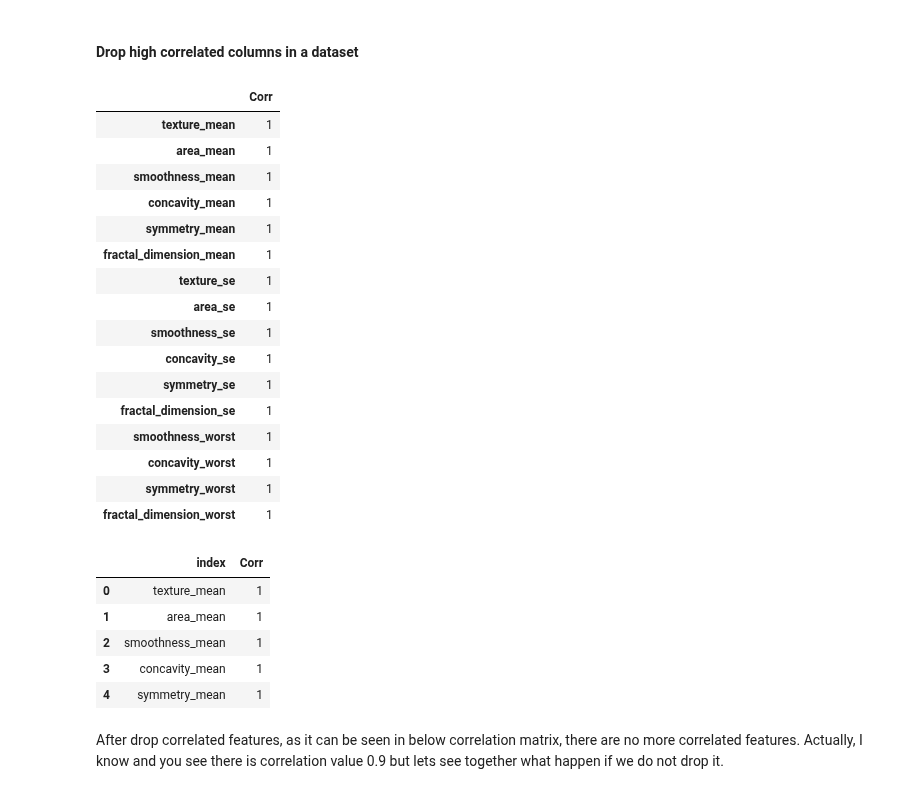
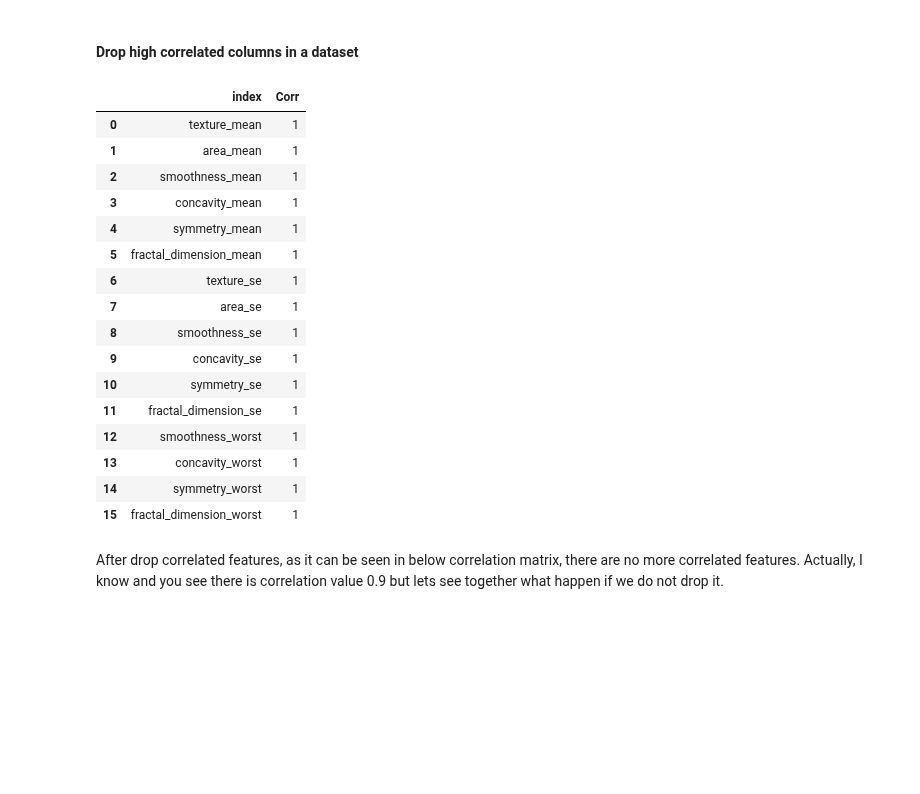
Before and after one commit to tutorialcreation/causality-module, a Jupyter notebook: notebooks/Featurization.ipynb, the cells around one changed output. Saved outputs shown, nothing was run; the diff lists cells and outputs as text; code cells hidden in the pictures; blank space fills up the shorter version.

Commit message:
added method to select features by correlatioin

```diff
--- a/notebooks/BCW_Feature_Selection_Part 2.ipynb
+++ b/notebooks/Featurization.ipynb
@@ -42,8 +37,2 @@ dataset = pd.read_csv("../data/data.csv")
 # %% [markdown]
 #### Drop unnecessary columns in a dataset
-# %%
-# y includes our labels and x includes our features
-y = dataset.diagnosis                          # M or B
-d_list = ['Unnamed: 32','id','diagnosis']
-x = dataset.drop(d_list,axis = 1 )
-x.head()
@@ -57,0 +54,3 @@ x.head()
+# %%
+d_list = ['Unnamed: 32','id','diagnosis']
+y,x = get_xy(dataset,d_list)
@@ -64,42 +73,48 @@ Compactness_mean, concavity_mean and concave points_mean are correlated with eac
 # %% [markdown]
 #### Drop high correlated columns in a dataset
 # %%
-drop_list_cor = ['perimeter_mean','radius_mean','compactness_mean','concave points_mean','radius_se','perimeter_se','radius_worst','perimeter_worst','compactness_worst','concave points_worst','compactness_se','concave points_se','texture_worst','area_worst']
-x_1 = x.drop(drop_list_cor,axis = 1 )        # do not modify x, we will use it later
-x_1.head()
-selected_feature_corr=x_1.columns
-fs_corr = np.ones(len(x_1.columns)).astype(int)
-fs_corr = DataFrame(fs_corr, columns = ["Corr"], index=x_1.columns)
-fs_corr
+def by_correlation(x,drop_list_cor):
+    """
+    selects the features by correlation
+
+    args:
+        x (pd.DataFrame):a dataframe of the independent variables
+        drop_list_cor (list): a list of the columns believed to have high correlation
+
+    returns:
+
+    """
+    x_1 = x.drop(drop_list_cor,axis = 1 )        # do not modify x, we will use it later
+    x_1.head()
+    selected_feature_corr=x_1.columns
+    fs_corr = np.ones(len(x_1.columns)).astype(int)
+    fs_corr = DataFrame(fs_corr, columns = ["Corr"], index=x_1.columns)
+    return fs_corr
-# %% [output]
-|  | Corr |
-| texture_mean | 1 |
-| area_mean | 1 |
-| smoothness_mean | 1 |
-| concavity_mean | 1 |
-| symmetry_mean | 1 |
-| fractal_dimension_mean | 1 |
-| texture_se | 1 |
-| area_se | 1 |
-| smoothness_se | 1 |
-| concavity_se | 1 |
-| symmetry_se | 1 |
-| fractal_dimension_se | 1 |
-| smoothness_worst | 1 |
-| concavity_worst | 1 |
-| symmetry_worst | 1 |
-| fractal_dimension_worst | 1 |
+# %%
+drop_list_cor = ['perimeter_mean','radius_mean','compactness_mean','concave points_mean','radius_se','perimeter_se','radius_worst','perimeter_worst','compactness_worst','concave points_worst','compactness_se','concave points_se','texture_worst','area_worst']
+fs_corr = by_correlation(x,drop_list_cor)
 # %%
 fs_corr = fs_corr.reset_index()
 # %%
-fs_corr.head()
+fs_corr
 # %% [output]
 |  | index | Corr |
 | 0 | texture_mean | 1 |
 | 1 | area_mean | 1 |
 | 2 | smoothness_mean | 1 |
 | 3 | concavity_mean | 1 |
 | 4 | symmetry_mean | 1 |
+| 5 | fractal_dimension_mean | 1 |
+| 6 | texture_se | 1 |
+| 7 | area_se | 1 |
+| 8 | smoothness_se | 1 |
+| 9 | concavity_se | 1 |
+| 10 | symmetry_se | 1 |
+| 11 | fractal_dimension_se | 1 |
+| 12 | smoothness_worst | 1 |
+| 13 | concavity_worst | 1 |
+| 14 | symmetry_worst | 1 |
+| 15 | fractal_dimension_worst | 1 |
 # %% [markdown]
 After drop correlated features, as it can be seen in below correlation matrix, there are no more correlated features. Actually, I know and you see there is correlation value 0.9 but lets see together what happen if we do not drop it.
 # %%
```
Also changed, not shown: parts of 6 cells of this notebook.
